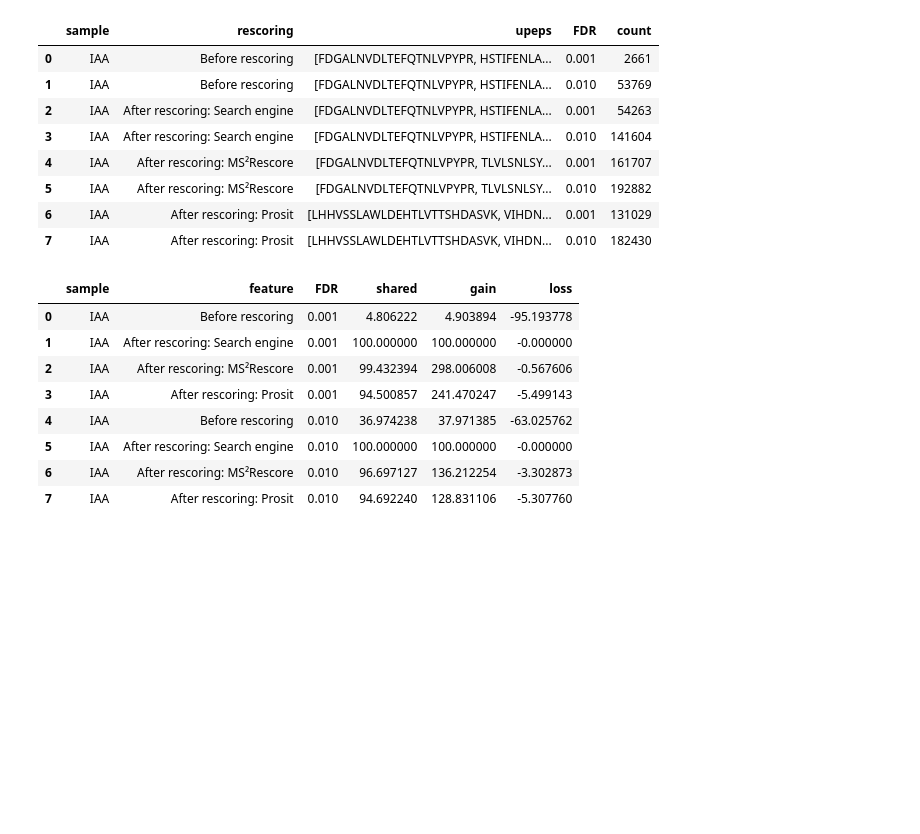
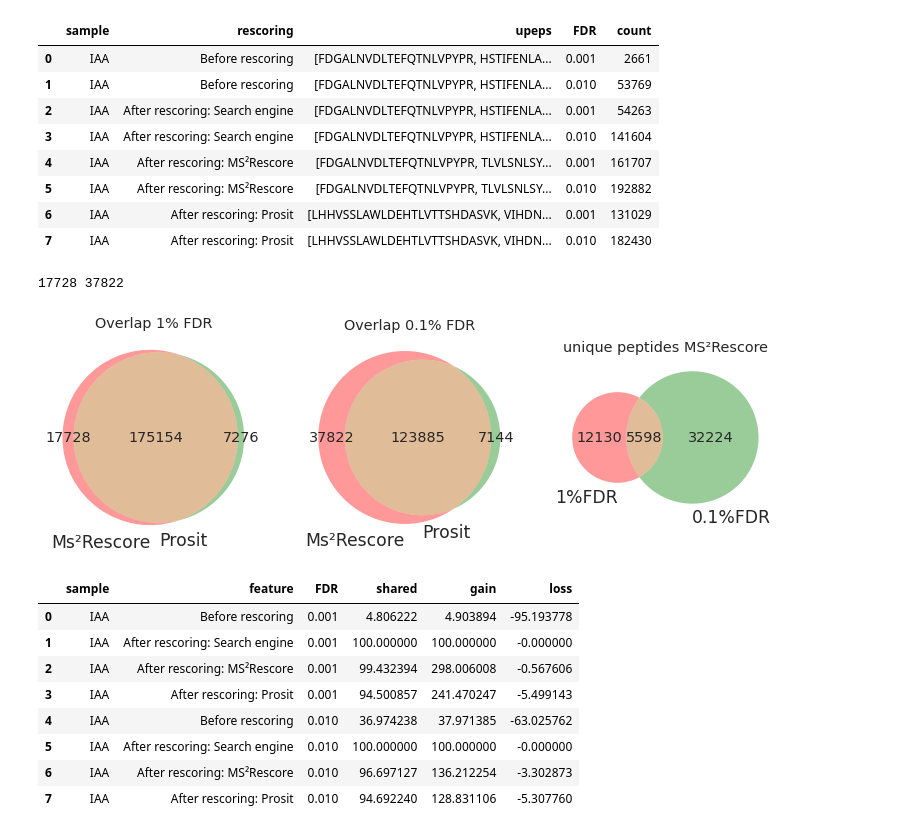
Before and after one commit to compomics/ms2rescore-immunopeptidomics-manuscript, a Jupyter notebook: notebooks/MS2rescore_output_analysis.ipynb, the cells around one changed output. Drawn from its saved outputs; the diff is of its cells as text; code cells hidden in the pictures; blank space fills up the shorter version.

Commit message:
prosit weights analysis, ms2rescore upeps analysis

```diff
--- a/notebooks/MS2rescore_output_analysis.ipynb
+++ b/notebooks/MS2rescore_output_analysis.ipynb
@@ -219,6 +220,34 @@ plotting.RescoreRecord.unique_df
 | 5 | IAA | After rescoring: MS²Rescore | [FDGALNVDLTEFQTNLVPYPR, TLVLSNLSY... | 0.010 | 192882 |
 | 6 | IAA | After rescoring: Prosit | [LHHVSSLAWLDEHTLVTTSHDASVK, VIHDN... | 0.001 | 131029 |
 | 7 | IAA | After rescoring: Prosit | [LHHVSSLAWLDEHTLVTTSHDASVK, VIHDN... | 0.010 | 182430 |
+# %%
+sns.set_style("whitegrid")
+
+
+fig = plt.Figure(figsize=(13,22))
+ax1 = fig.add_subplot(131)
+upeps_ms2rescore_1 = set(plotting.RescoreRecord.unique_df.at[5, 'upeps'])
+upeps_prosit_1 = set(plotting.RescoreRecord.unique_df.at[7, 'upeps'])
+difference_1 = upeps_ms2rescore_1 - upeps_prosit_1
+venn2(subsets=[upeps_ms2rescore_1,upeps_prosit_1],set_labels=["Ms²Rescore", "Prosit"], ax=ax1)
+ax1.set_title("Overlap 1% FDR")
+ax2 = fig.add_subplot(132)
+upeps_ms2rescore_01 = set(plotting.RescoreRecord.unique_df.at[4, 'upeps'])
+upeps_prosit_01 = set(plotting.RescoreRecord.unique_df.at[6, 'upeps'])
+difference_01 = upeps_ms2rescore_01 - upeps_prosit_01
+venn2(subsets=[upeps_ms2rescore_01,upeps_prosit_01],set_labels=["Ms²Rescore", "Prosit"], ax=ax2)
+ax2.set_title("Overlap 0.1% FDR")
+ax3 = fig.add_subplot(133)
+
+venn2(subsets=[difference_1,difference_01],set_labels=["1%FDR", "0.1%FDR"], ax=ax3)
+ax3.set_title("unique peptides MS²Rescore")
+
+print(len(difference_1), len(difference_01))
+
+fig
+# %% [output]
+17728 37822
+[figure, added]
 # %%
 plotting.RescoreRecord.loss_gain_df
 # %% [output]
```
Also changed, not shown: parts of 6 cells of this notebook, 9 other files.
